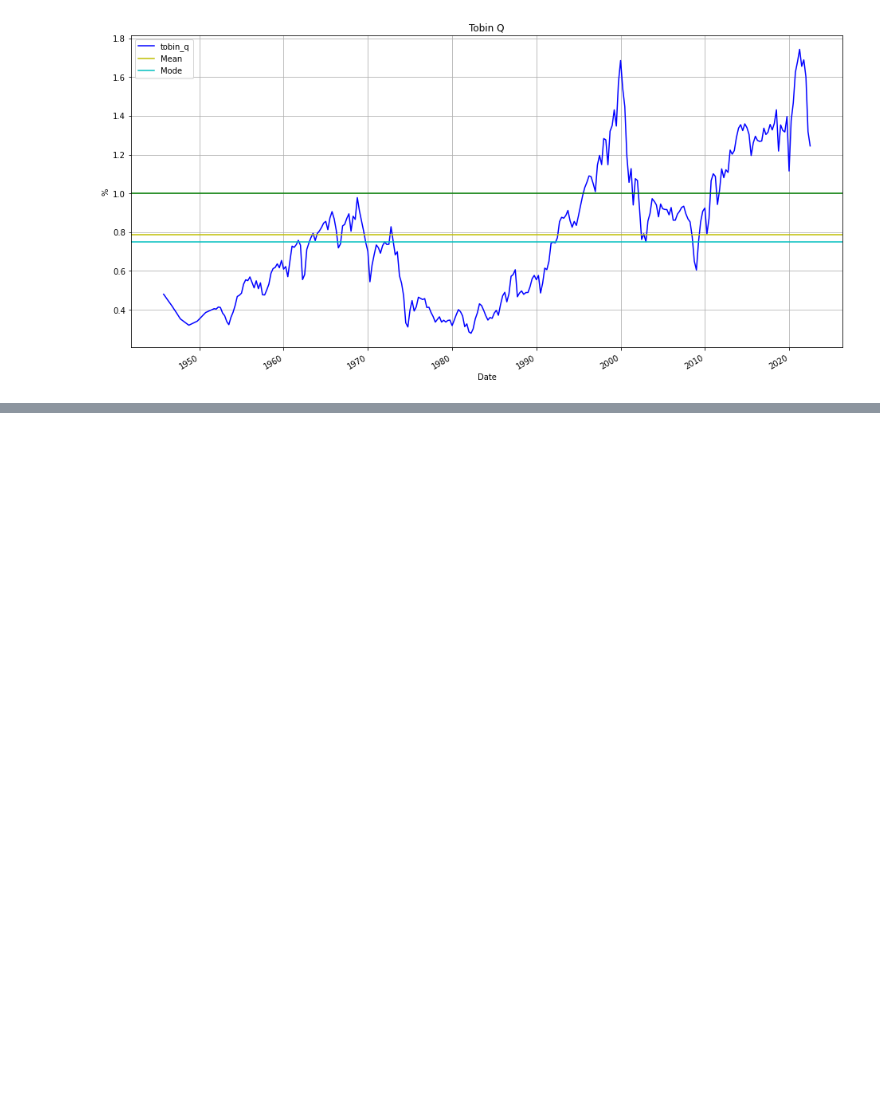
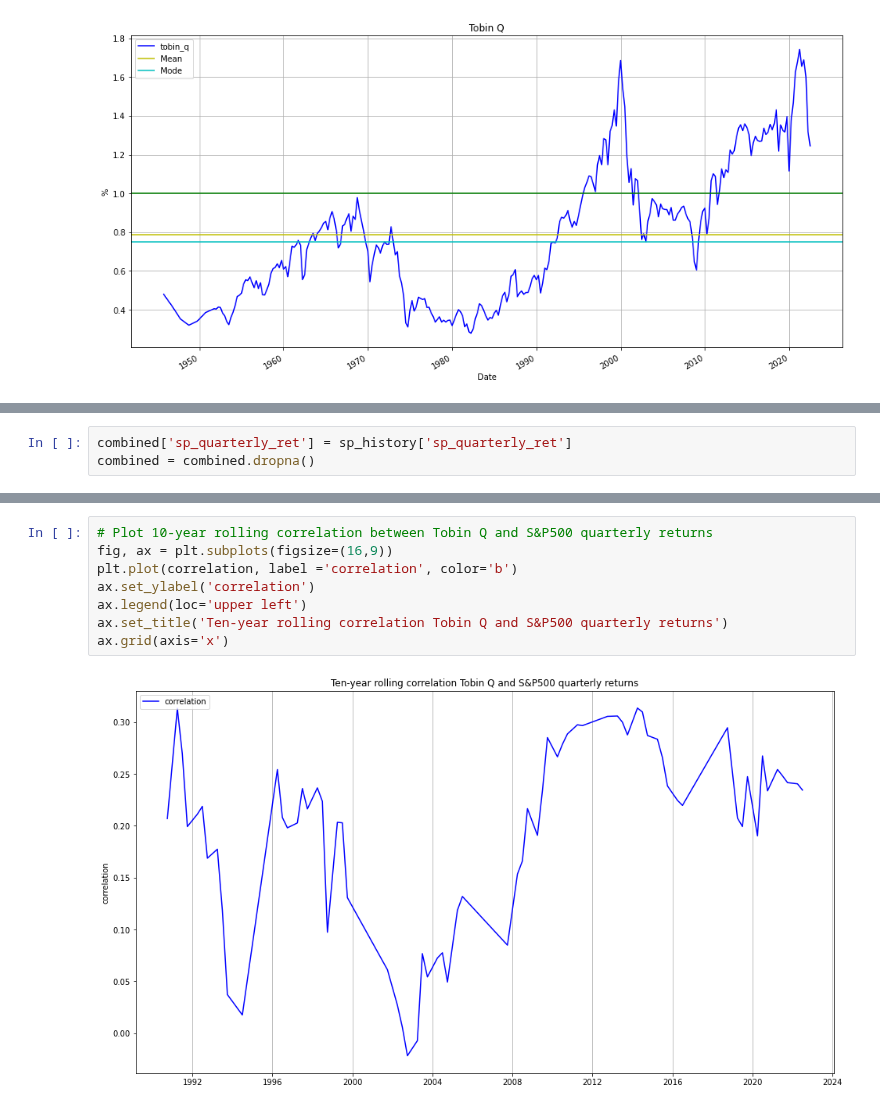
Before and after one commit to dbogatic/market_valuation, a Jupyter notebook: tobin_q.ipynb, the cells around one changed output, grey strips where cells are left out. Drawn from its saved outputs; the diff is of its cells as text; blank space fills up the shorter version.

```diff
--- a/tobin_q.ipynb
+++ b/tobin_q.ipynb
@@ -113,0 +117,3 @@ ax2.legend(loc='upper right')
+# %%
+combined['sp_quarterly_ret'] = sp_history['sp_quarterly_ret']
+combined = combined.dropna()
@@ -113,0 +131,10 @@ ax2.legend(loc='upper right')
+# %%
+# Plot 10-year rolling correlation between Tobin Q and S&P500 quarterly returns
+fig, ax = plt.subplots(figsize=(16,9))
+plt.plot(correlation, label ='correlation', color='b')
+ax.set_ylabel('correlation')
+ax.legend(loc='upper left')
+ax.set_title('Ten-year rolling correlation Tobin Q and S&P500 quarterly returns')
+ax.grid(axis='x')
+# %% [output]
+[figure, added]
```
Also changed, not shown: parts of 4 cells of this notebook, 2 other files.
